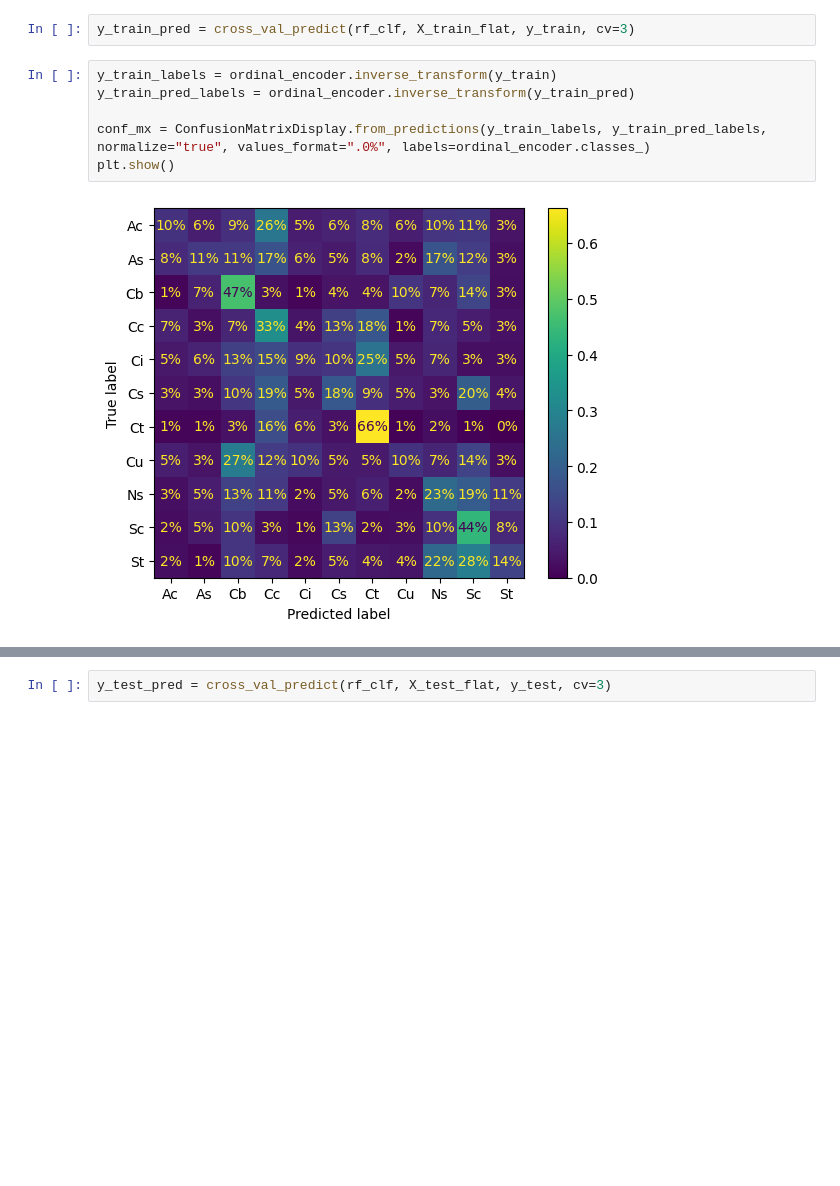
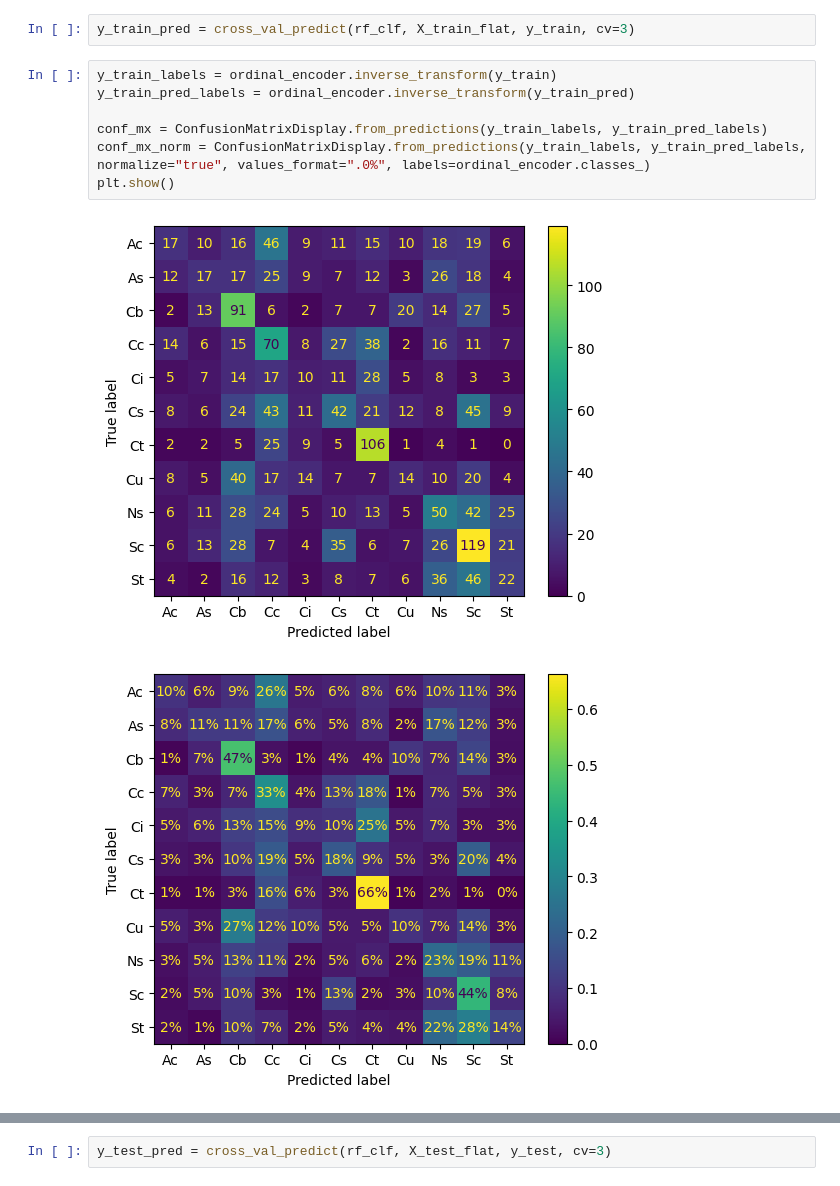
Before and after one commit to LucasNseyep/belle-weder, a Jupyter notebook: notebooks/belle-weder-vision-lab-book/lab-book-2/02_model_fine_tuning.ipynb, the cells around one changed output, grey strips where cells are left out. Saved outputs shown, nothing was run; the diff lists cells and outputs as text; blank space fills up the shorter version.

```diff
--- a/notebooks/belle-weder-vision-lab-book/lab-book-2/02_model_fine_tuning.ipynb
+++ b/notebooks/belle-weder-vision-lab-book/lab-book-2/02_model_fine_tuning.ipynb
@@ -389,8 +389,10 @@ y_train_pred = cross_val_predict(rf_clf, X_train_flat, y_train, cv=3)
 # %%
 y_train_labels = ordinal_encoder.inverse_transform(y_train)
 y_train_pred_labels = ordinal_encoder.inverse_transform(y_train_pred)
 
-conf_mx = ConfusionMatrixDisplay.from_predictions(y_train_labels, y_train_pred_labels, normalize="true", values_format=".0%", labels=ordinal_encoder.classes_)
+conf_mx = ConfusionMatrixDisplay.from_predictions(y_train_labels, y_train_pred_labels)
+conf_mx_norm = ConfusionMatrixDisplay.from_predictions(y_train_labels, y_train_pred_labels, normalize="true", values_format=".0%", labels=ordinal_encoder.classes_)
 plt.show()
 # %% [output]
-[figure, old version]
+[figure, new version]
+[figure, added]
```
Also changed, not shown: parts of 13 cells of this notebook, 1 other file.
